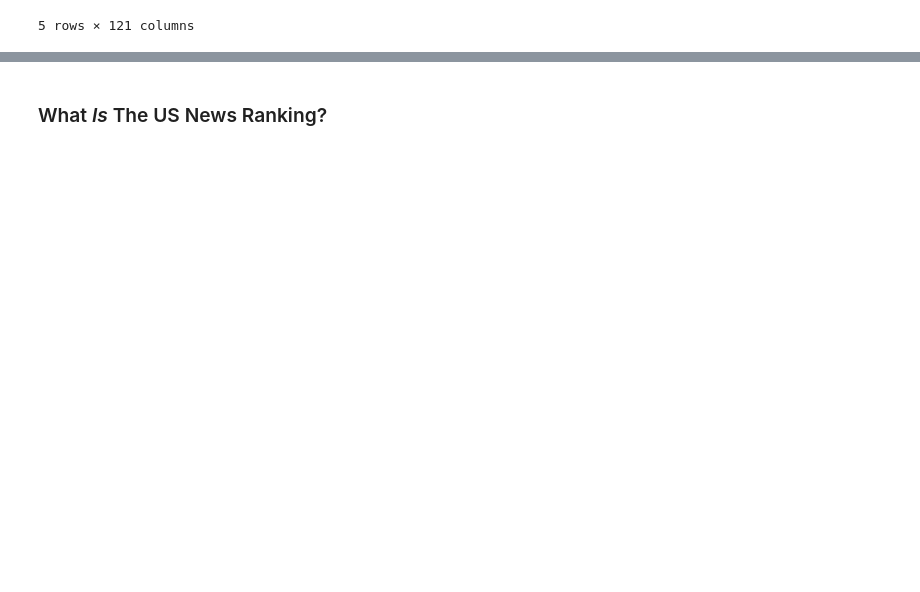
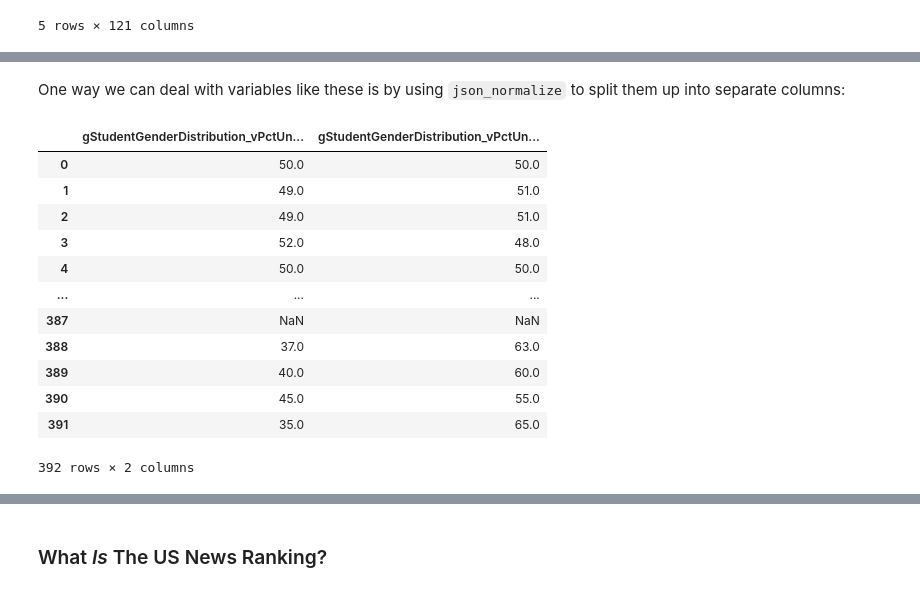
Before and after one commit to Aurathic/USNews-Colleges-Web-Scraper, a Jupyter notebook: python_web_scraper/web_scraping_2.ipynb, the cells around one changed output, grey strips where cells are left out. Drawn from its saved outputs; the diff is of its cells as text; code cells hidden in the pictures; blank space fills up the shorter version.

```diff
--- a/python_web_scraper/web_scraping_2.ipynb
+++ b/python_web_scraper/web_scraping_2.ipynb
@@ -178,0 +192,19 @@ univ_df.head()
+# %% [markdown]
+One way we can deal with variables like these is by using `json_normalize` to split them up into separate columns:
+# %%
+univ_df = pd.json_normalize(univ_df.to_dict('records'), sep="_") # un-nest the nested variables
+univ_df[["gStudentGenderDistribution_vPctUnderMen", "gStudentGenderDistribution_vPctUnderWomen"]]
+# %% [output]
+|  | gStudentGenderDistribution_vPctUn... | gStudentGenderDistribution_vPctUn... |
+| 0 | 50.0 | 50.0 |
+| 1 | 49.0 | 51.0 |
+| 2 | 49.0 | 51.0 |
+| 3 | 52.0 | 48.0 |
+| 4 | 50.0 | 50.0 |
+| ... | ... | ... |
+| 387 | NaN | NaN |
+| 388 | 37.0 | 63.0 |
+| 389 | 40.0 | 60.0 |
+| 390 | 45.0 | 55.0 |
+| 391 | 35.0 | 65.0 |
+392 rows × 2 columns
```
Also changed, not shown: parts of 16 cells of this notebook.
